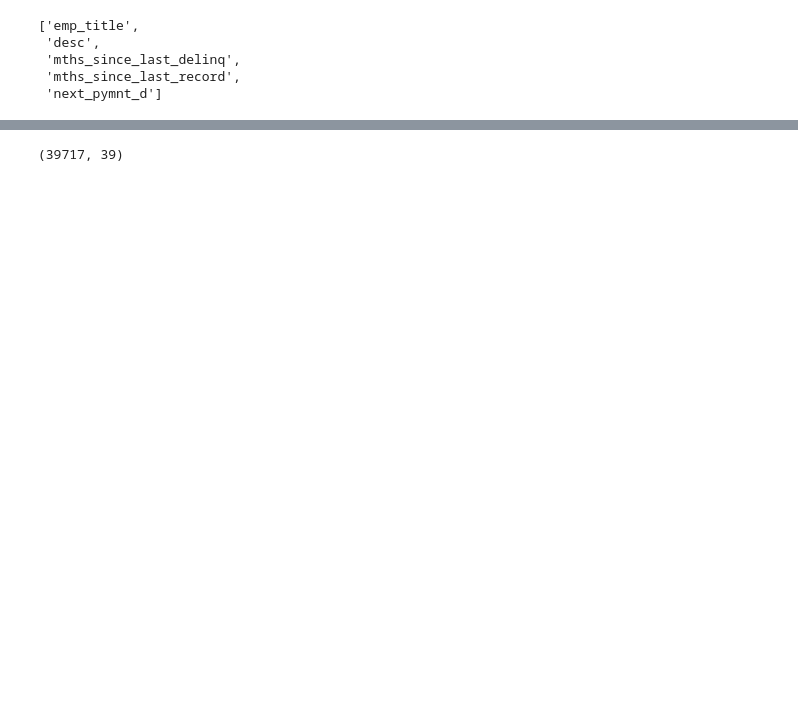
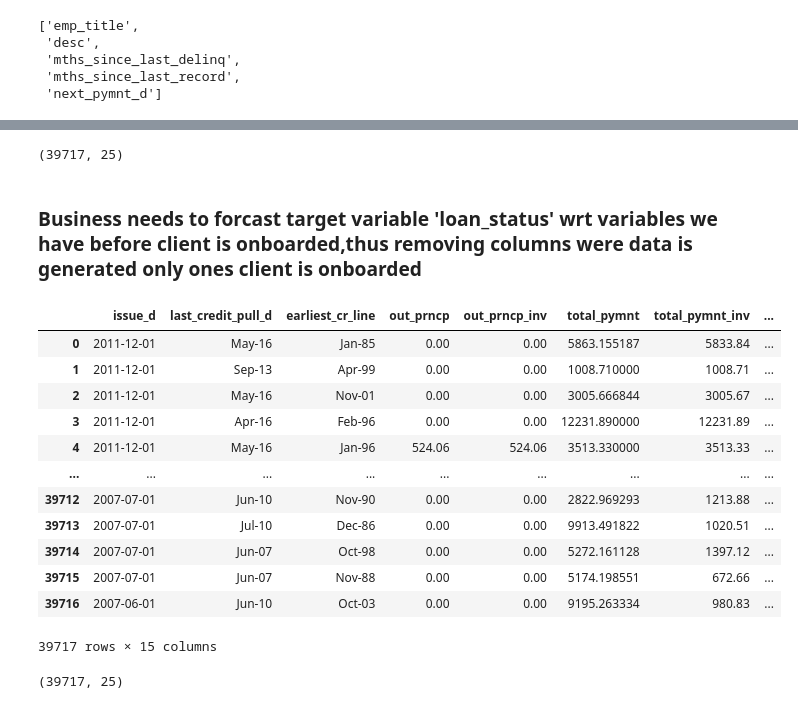
Before and after one commit to sdakshinkar/LendingClubCaseStudy, a Jupyter notebook: Swapnil_Dakshinkar.ipynb, the cells around one changed output, grey strips where cells are left out. Drawn from its saved outputs; the diff is of its cells as text; code cells hidden in the pictures; blank space fills up the shorter version.

```diff
--- a/Swapnil_Dakshinkar.ipynb
+++ b/Swapnil_Dakshinkar.ipynb
@@ -173,3 +94,5 @@ df.drop(list(temp_series),axis=1,inplace=True)
+# %%
+df.drop(['emp_title','title','id','member_id','url'],axis=1,inplace=True)
 # %%
 df.shape
 # %% [output]
@@ -185,3 +99,0 @@ Name: count, dtype: int64
-# %%
-df['pub_rec_bankruptcies'].fillna(df['pub_rec_bankruptcies'].mode()[0],inplace=True)
-df.	pub_rec_bankruptcies.value_counts()
@@ -193,0 +102,3 @@ Name: count, dtype: int64
+# %%
+df_temp1 = df_temp[df_temp['value_count']==1]
+df_temp1
@@ -194,5 +128,31 @@ Name: count, dtype: int64
+# %%
+df.drop(list(df_temp1['col_name'].values),axis=1,inplace=True)
+# %%
+df.shape
+# %% [output]
+(39717, 25)
+# %% [markdown]
+### Business needs to forcast target variable 'loan_status' wrt variables we have before client is onboarded,thus removing columns were data is generated only ones client is onboarded
+# %%
+drop_cols = ['issue_d','last_credit_pull_d','earliest_cr_line','out_prncp','out_prncp_inv','total_pymnt','total_pymnt_inv','total_rec_prncp','total_rec_int','total_rec_late_fee','recoveries','collection_recovery_fee','last_pymnt_d','last_pymnt_amnt','last_credit_pull_d']
+df_temp = df[drop_cols]
+df_temp
+# %% [output]
+|  | issue_d | last_credit_pull_d | earliest_cr_line | out_prncp | out_prncp_inv | total_pymnt | total_pymnt_inv | ... |
+| 0 | 2011-12-01 | May-16 | Jan-85 | 0.00 | 0.00 | 5863.155187 | 5833.84 | ... |
+| 1 | 2011-12-01 | Sep-13 | Apr-99 | 0.00 | 0.00 | 1008.710000 | 1008.71 | ... |
+| 2 | 2011-12-01 | May-16 | Nov-01 | 0.00 | 0.00 | 3005.666844 | 3005.67 | ... |
+| 3 | 2011-12-01 | Apr-16 | Feb-96 | 0.00 | 0.00 | 12231.890000 | 12231.89 | ... |
+| 4 | 2011-12-01 | May-16 | Jan-96 | 524.06 | 524.06 | 3513.330000 | 3513.33 | ... |
+| ... | ... | ... | ... | ... | ... | ... | ... | ... |
+| 39712 | 2007-07-01 | Jun-10 | Nov-90 | 0.00 | 0.00 | 2822.969293 | 1213.88 | ... |
+| 39713 | 2007-07-01 | Jul-10 | Dec-86 | 0.00 | 0.00 | 9913.491822 | 1020.51 | ... |
+| 39714 | 2007-07-01 | Jun-07 | Oct-98 | 0.00 | 0.00 | 5272.161128 | 1397.12 | ... |
+| 39715 | 2007-07-01 | Jun-07 | Nov-88 | 0.00 | 0.00 | 5174.198551 | 672.66 | ... |
+| 39716 | 2007-06-01 | Jun-10 | Oct-03 | 0.00 | 0.00 | 9195.263334 | 980.83 | ... |
+39717 rows × 15 columns
 # %%
-df.drop(['url','id','member_id'],axis=1,inplace=True)
+df.drop(drop_cols,axis=1,inplace=True)
 df.shape
 # %% [output]
-(39717, 39)
+(39717, 25)
```
Also changed, not shown: parts of 23 cells of this notebook.
